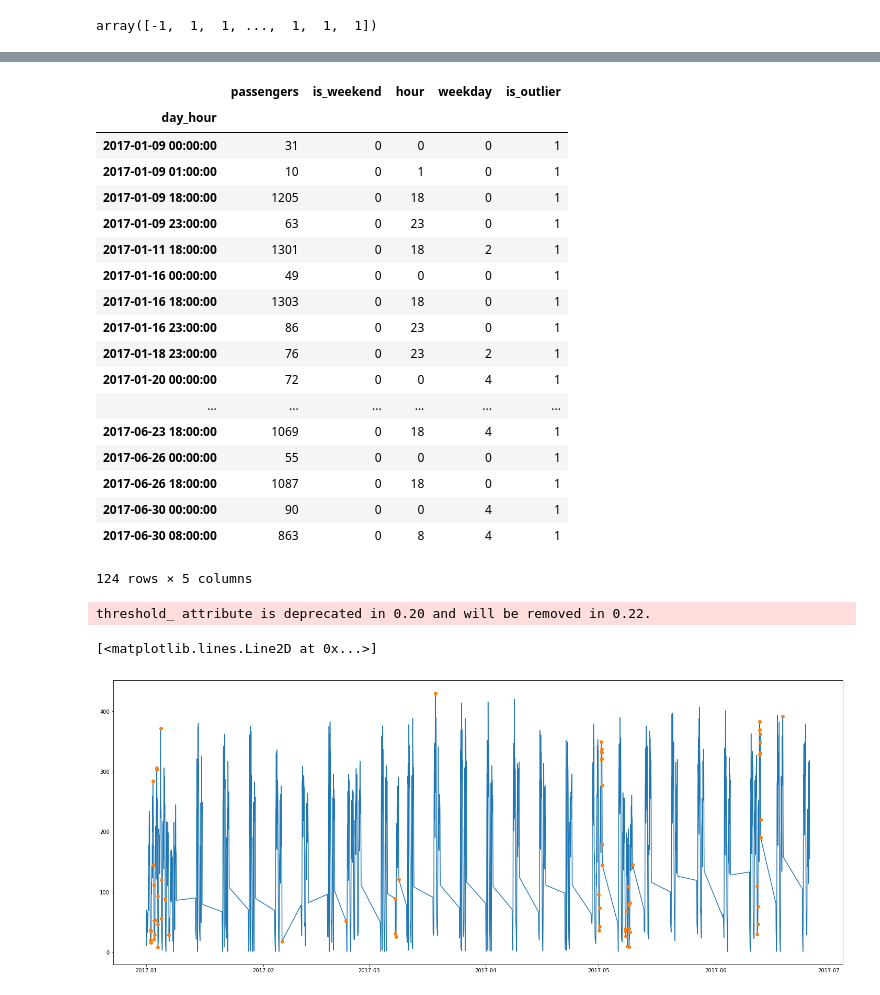
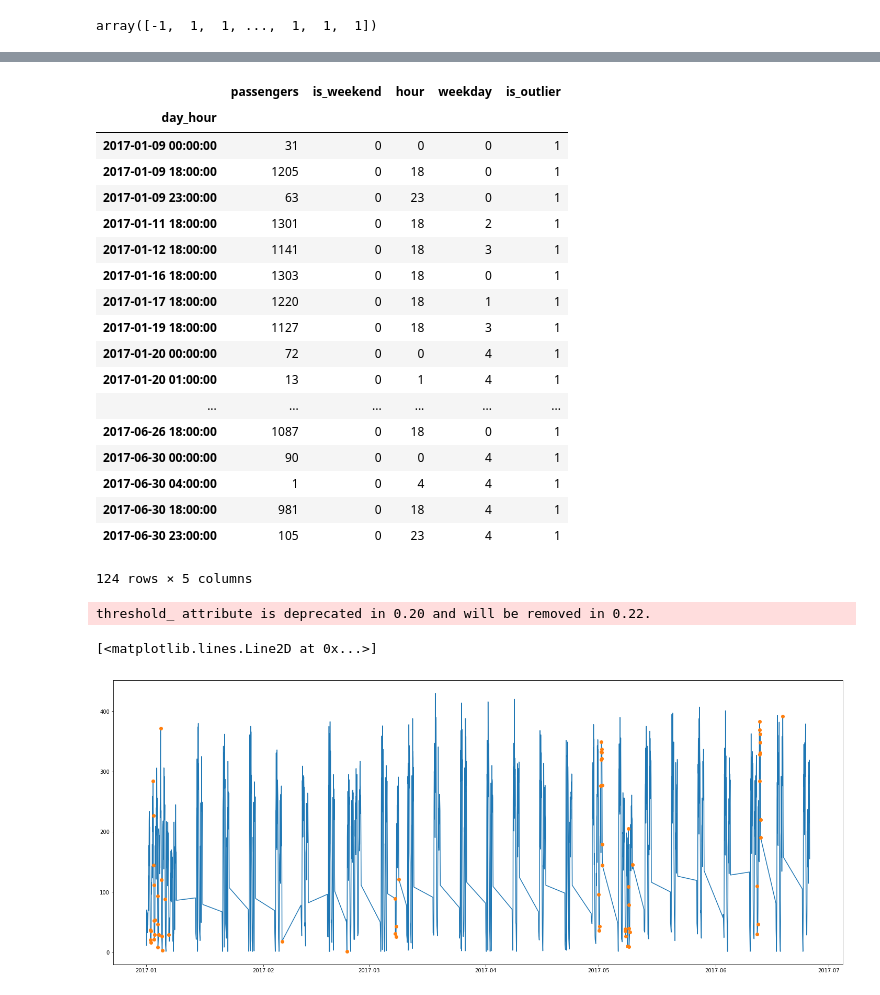
Before and after one commit to mikhnev/nir, a Jupyter notebook: khimki_2017_jan-jun.ipynb, the cells around one changed output, grey strips where cells are left out. Cells and saved outputs as stored; diff of their text form; code cells hidden in the pictures.

```diff
--- a/khimki_2017_jan-jun.ipynb
+++ b/khimki_2017_jan-jun.ipynb
@@ -812,40 +812,40 @@ threshold_ attribute is deprecated in 0.20 and will be removed in 0.22.
 # %%
-labeled_data_wd.loc[labeled_data_wd.is_outlier == 1]
+iforest_wd.loc[iforest_wd.is_outlier == 1]
 # %% [output]
 |  | passengers | is_weekend | hour | weekday | is_outlier |
 | day_hour |  |  |  |  |  |
 | 2017-01-09 00:00:00 | 31 | 0 | 0 | 0 | 1 |
-| 2017-01-09 01:00:00 | 10 | 0 | 1 | 0 | 1 |
 | 2017-01-09 18:00:00 | 1205 | 0 | 18 | 0 | 1 |
 | 2017-01-09 23:00:00 | 63 | 0 | 23 | 0 | 1 |
 | 2017-01-11 18:00:00 | 1301 | 0 | 18 | 2 | 1 |
-| 2017-01-16 00:00:00 | 49 | 0 | 0 | 0 | 1 |
+| 2017-01-12 18:00:00 | 1141 | 0 | 18 | 3 | 1 |
 | 2017-01-16 18:00:00 | 1303 | 0 | 18 | 0 | 1 |
-| 2017-01-16 23:00:00 | 86 | 0 | 23 | 0 | 1 |
-| 2017-01-18 23:00:00 | 76 | 0 | 23 | 2 | 1 |
+| 2017-01-17 18:00:00 | 1220 | 0 | 18 | 1 | 1 |
+| 2017-01-19 18:00:00 | 1127 | 0 | 18 | 3 | 1 |
 | 2017-01-20 00:00:00 | 72 | 0 | 0 | 4 | 1 |
+| 2017-01-20 01:00:00 | 13 | 0 | 1 | 4 | 1 |
 | ... | ... | ... | ... | ... | ... |
-| 2017-06-23 18:00:00 | 1069 | 0 | 18 | 4 | 1 |
-| 2017-06-26 00:00:00 | 55 | 0 | 0 | 0 | 1 |
 | 2017-06-26 18:00:00 | 1087 | 0 | 18 | 0 | 1 |
 | 2017-06-30 00:00:00 | 90 | 0 | 0 | 4 | 1 |
-| 2017-06-30 08:00:00 | 863 | 0 | 8 | 4 | 1 |
+| 2017-06-30 04:00:00 | 1 | 0 | 4 | 4 | 1 |
+| 2017-06-30 18:00:00 | 981 | 0 | 18 | 4 | 1 |
+| 2017-06-30 23:00:00 | 105 | 0 | 23 | 4 | 1 |
 124 rows × 5 columns
 # %%
 scaled_data_weekends = pd.DataFrame(data=scaler.fit_transform(data_w), index=data_w.index)
 isolation_forest = IsolationForest(n_estimators=100, contamination=0.05, max_features=1.0)
 isolation_forest.fit(scaled_data_weekends)
 
 isolation_outliers = isolation_forest.predict(scaled_data_weekends)
 isolation_outliers = np.array([1 if label == -1 else 0 for label in isolation_outliers])
-labeled_data_we = data_w.copy()
-labeled_data_we['is_outlier'] = isolation_outliers
-outliers_we = labeled_data_we.loc[labeled_data_we.is_outlier == 1]
+iforest_we = data_w.copy()
+iforest_we['is_outlier'] = isolation_outliers
+outliers_if_we = iforest_we.loc[iforest_we.is_outlier == 1]
 plt.figure(figsize=(25, 10))
 plt.plot(data_w.passengers)
-plt.plot(outliers_we.passengers, 'o')
+plt.plot(outliers_if_we.passengers, 'o')
 # %% [output]
 threshold_ attribute is deprecated in 0.20 and will be removed in 0.22.
 [<matplotlib.lines.Line2D at 0x...>]
-[figure, old version]
+[figure, new version]
 # %%
```
Also changed, not shown: parts of 30 cells of this notebook.
